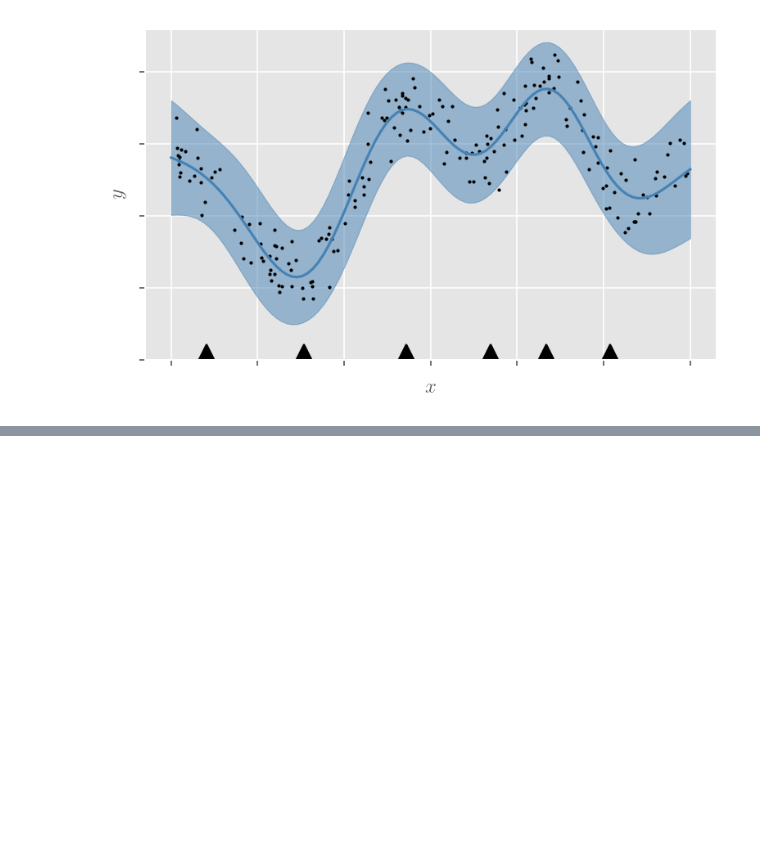
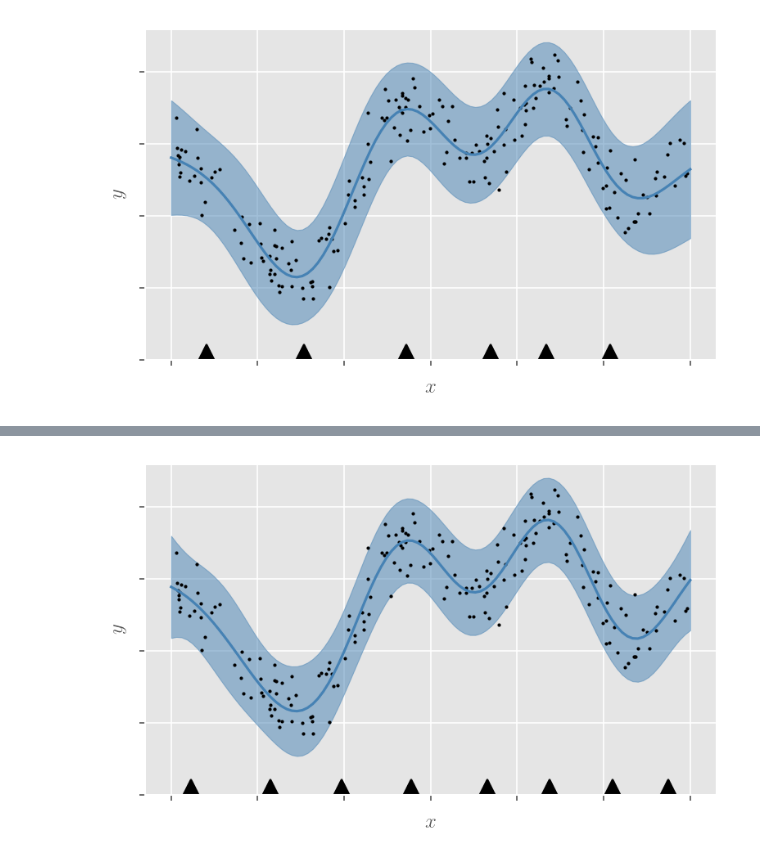
Before and after one commit to syerramilli/demos-and-illustrations, a Jupyter notebook: inducing_point_demos/effect_of_inducing_locations.ipynb, the cells around one changed output, grey strips where cells are left out. Drawn from its saved outputs; the diff is of its cells as text; code cells hidden in the pictures; blank space fills up the shorter version.

Commit message:
updating plots

```diff
--- a/inducing_point_demos/effect_of_inducing_locations.ipynb
+++ b/inducing_point_demos/effect_of_inducing_locations.ipynb
@@ -208,3 +211,20 @@ fig.savefig('sparse_gp_predictions.pdf', bbox_inches='tight')
 # save figure with title
 _ = ax.set_title('Variational GP with 6 inducing points')
 fig.savefig('figs_w_title/svi_var_gp_predictions.pdf', bbox_inches='tight')
+# %%
+sgp_model3 = gpflow.models.SGPR(
+    data=(X, y),
+    kernel=get_kernel(),
+    inducing_variable=np.linspace(0, 6, 8).reshape(-1, 1)
+)
+initialize_from_exact(sgp_model3)
+
+sgp_opt3 = gpflow.optimizers.Scipy()
+sgp_opt3.minimize(
+    sgp_model3.training_loss,
+    sgp_model3.trainable_variables,
+    method='L-BFGS-B',
+    #options=dict(maxiter=100)
+)
+
+gpflow.utilities.print_summary(sgp_model3)
@@ -210,0 +243,10 @@ fig.savefig('figs_w_title/svi_var_gp_predictions.pdf', bbox_inches='tight')
+# %%
+fig, ax = generate_figure(sgp_model3, X_test, figsize=(6, 3.5))
+_ = ax.set_ylim([-3, 1.6])
+_ = ax.plot(sgp_model3.inducing_variable.Z.numpy(),
+    -2.9 * np.ones(8), 'k^', markersize=10
+)
+fig.savefig('exact_vs_sparse_figs/sparse_gp_predictions_8_pts.png', bbox_inches='tight')
+fig.savefig('exact_vs_sparse_figs/sparse_gp_predictions_8_pts.pdf', bbox_inches='tight')
+# %% [output]
+[figure, added]
```
Also changed, not shown: parts of 4 cells of this notebook, 14 other files.
